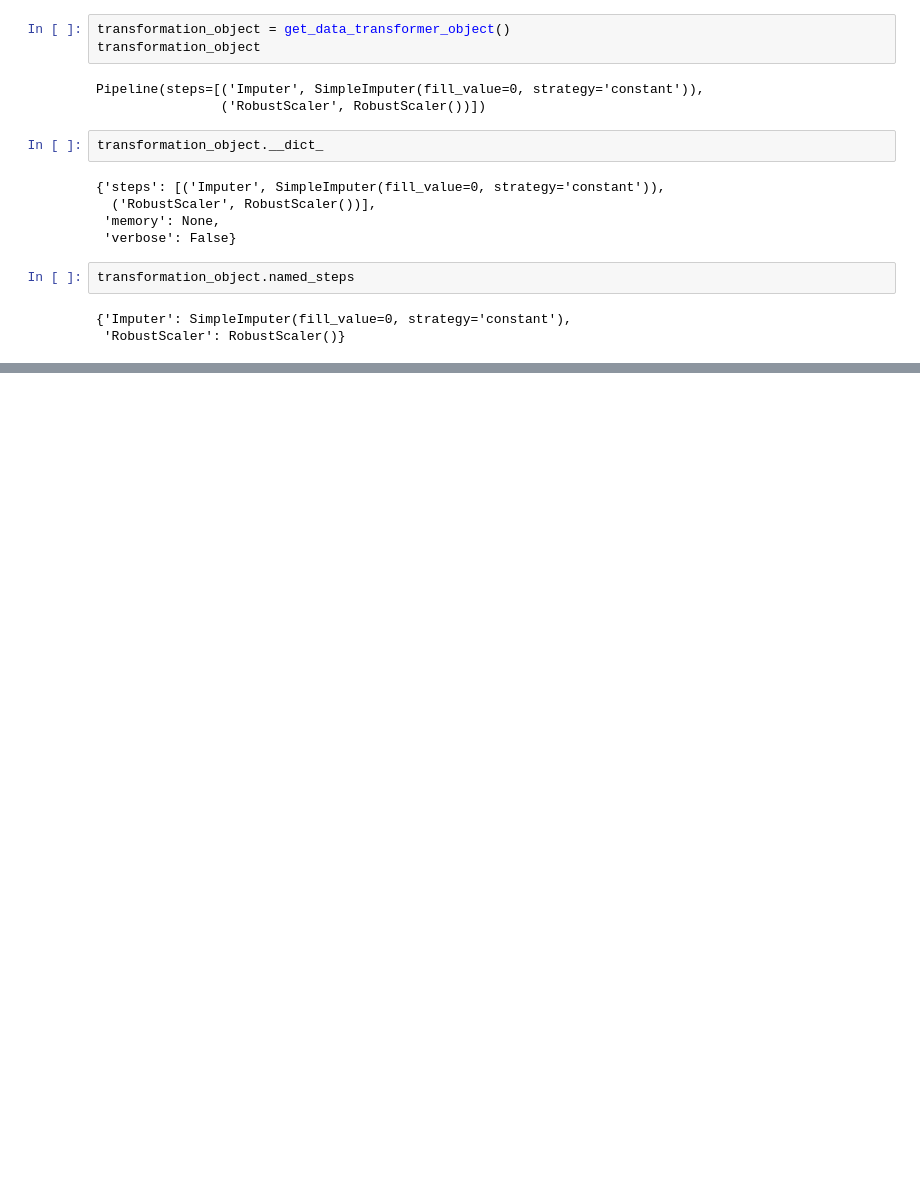
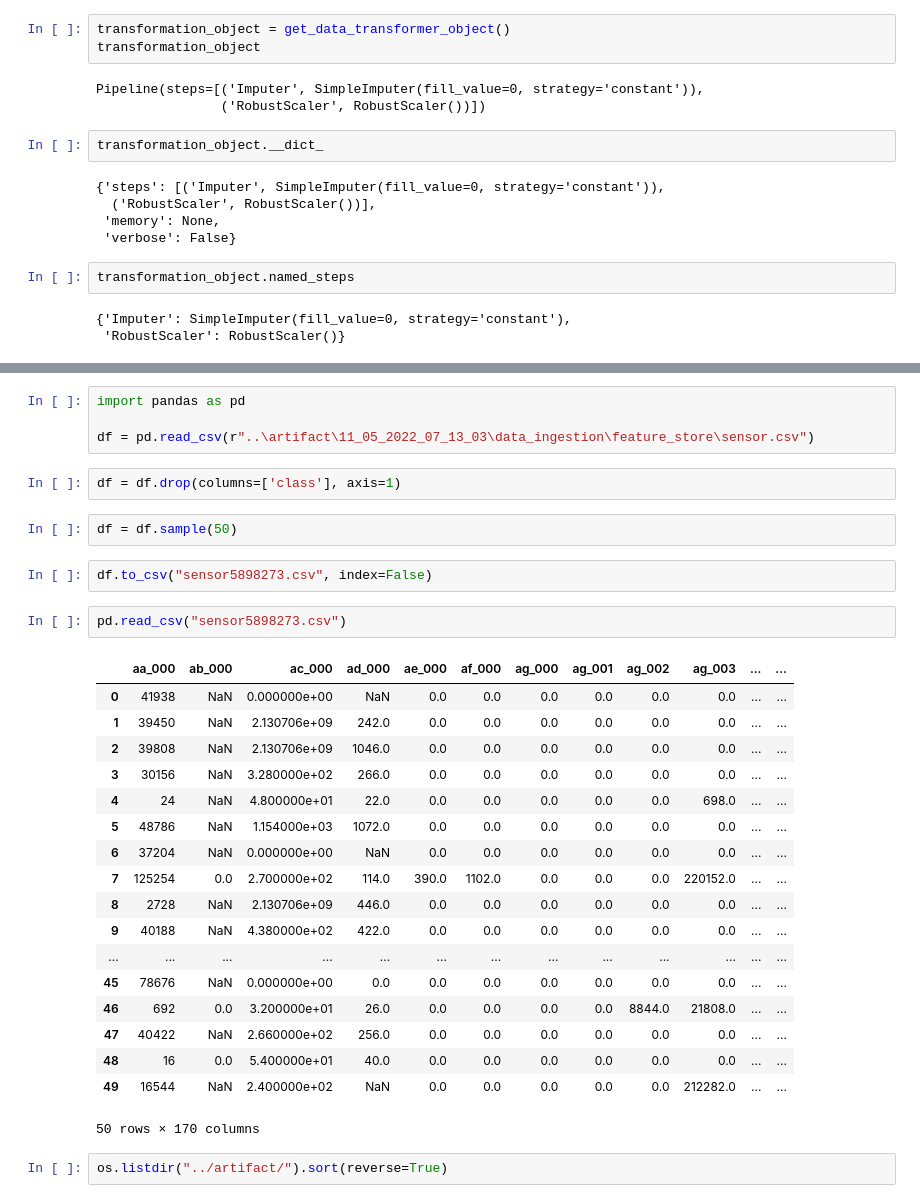
Before and after one commit to LijiAlex/SensorFaultDetection, a Jupyter notebook: Notebook/trails.ipynb, the cells around one changed output, grey strips where cells are left out. Saved outputs shown, nothing was run; the diff lists cells and outputs as text; blank space fills up the shorter version.

```diff
--- a/Notebook/trails.ipynb
+++ b/Notebook/trails.ipynb
@@ -33,0 +119,33 @@ transformation_object.named_steps
+# %%
+import pandas as pd
+
+df = pd.read_csv(r"..\artifact\11_05_2022_07_13_03\data_ingestion\feature_store\sensor.csv")
+# %%
+df = df.drop(columns=['class'], axis=1)
+# %%
+df = df.sample(50)
+# %%
+df.to_csv("sensor5898273.csv", index=False)
+# %%
+pd.read_csv("sensor5898273.csv")
+# %% [output]
+|  | aa_000 | ab_000 | ac_000 | ad_000 | ae_000 | af_000 | ag_000 | ag_001 | ag_002 | ag_003 | ... | ... |
+| 0 | 41938 | NaN | 0.000000e+00 | NaN | 0.0 | 0.0 | 0.0 | 0.0 | 0.0 | 0.0 | ... | ... |
+| 1 | 39450 | NaN | 2.130706e+09 | 242.0 | 0.0 | 0.0 | 0.0 | 0.0 | 0.0 | 0.0 | ... | ... |
+| 2 | 39808 | NaN | 2.130706e+09 | 1046.0 | 0.0 | 0.0 | 0.0 | 0.0 | 0.0 | 0.0 | ... | ... |
+| 3 | 30156 | NaN | 3.280000e+02 | 266.0 | 0.0 | 0.0 | 0.0 | 0.0 | 0.0 | 0.0 | ... | ... |
+| 4 | 24 | NaN | 4.800000e+01 | 22.0 | 0.0 | 0.0 | 0.0 | 0.0 | 0.0 | 698.0 | ... | ... |
+| 5 | 48786 | NaN | 1.154000e+03 | 1072.0 | 0.0 | 0.0 | 0.0 | 0.0 | 0.0 | 0.0 | ... | ... |
+| 6 | 37204 | NaN | 0.000000e+00 | NaN | 0.0 | 0.0 | 0.0 | 0.0 | 0.0 | 0.0 | ... | ... |
+| 7 | 125254 | 0.0 | 2.700000e+02 | 114.0 | 390.0 | 1102.0 | 0.0 | 0.0 | 0.0 | 220152.0 | ... | ... |
+| 8 | 2728 | NaN | 2.130706e+09 | 446.0 | 0.0 | 0.0 | 0.0 | 0.0 | 0.0 | 0.0 | ... | ... |
+| 9 | 40188 | NaN | 4.380000e+02 | 422.0 | 0.0 | 0.0 | 0.0 | 0.0 | 0.0 | 0.0 | ... | ... |
+| ... | ... | ... | ... | ... | ... | ... | ... | ... | ... | ... | ... | ... |
+| 45 | 78676 | NaN | 0.000000e+00 | 0.0 | 0.0 | 0.0 | 0.0 | 0.0 | 0.0 | 0.0 | ... | ... |
+| 46 | 692 | 0.0 | 3.200000e+01 | 26.0 | 0.0 | 0.0 | 0.0 | 0.0 | 8844.0 | 21808.0 | ... | ... |
+| 47 | 40422 | NaN | 2.660000e+02 | 256.0 | 0.0 | 0.0 | 0.0 | 0.0 | 0.0 | 0.0 | ... | ... |
+| 48 | 16 | 0.0 | 5.400000e+01 | 40.0 | 0.0 | 0.0 | 0.0 | 0.0 | 0.0 | 0.0 | ... | ... |
+| 49 | 16544 | NaN | 2.400000e+02 | NaN | 0.0 | 0.0 | 0.0 | 0.0 | 0.0 | 212282.0 | ... | ... |
+50 rows × 170 columns
+# %%
+os.listdir("../artifact/").sort(reverse=True)
```
Also changed, not shown: parts of 11 cells of this notebook, 13 other files.
